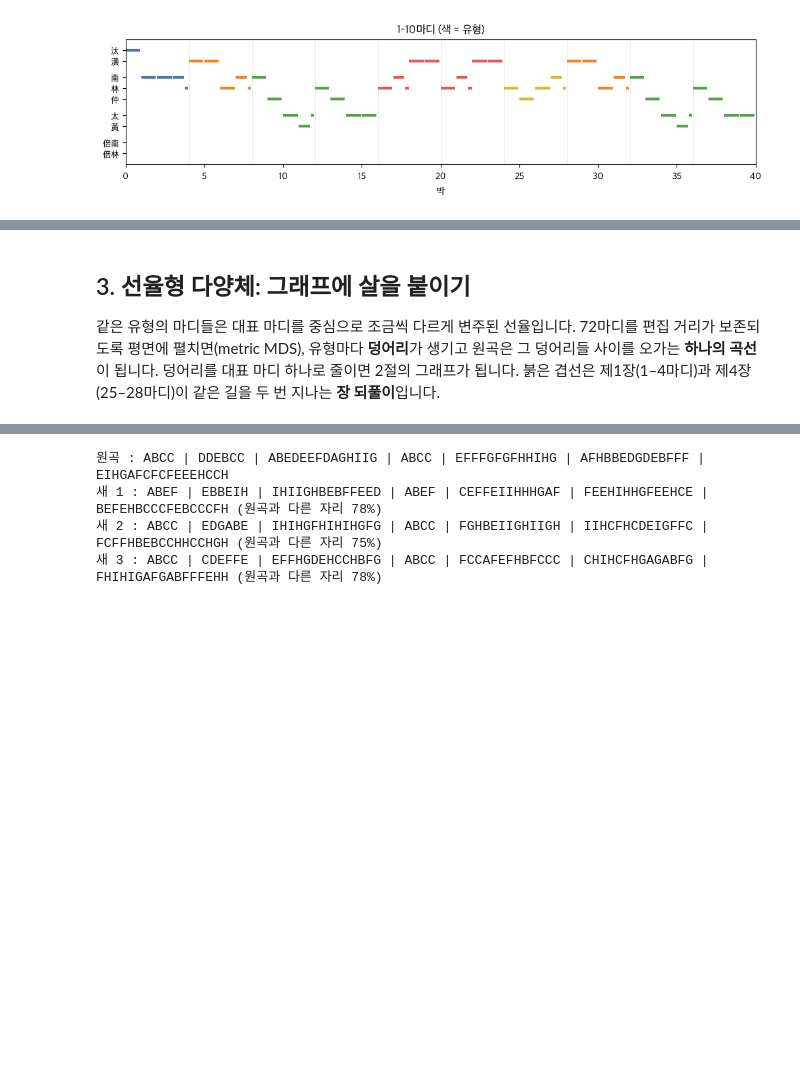
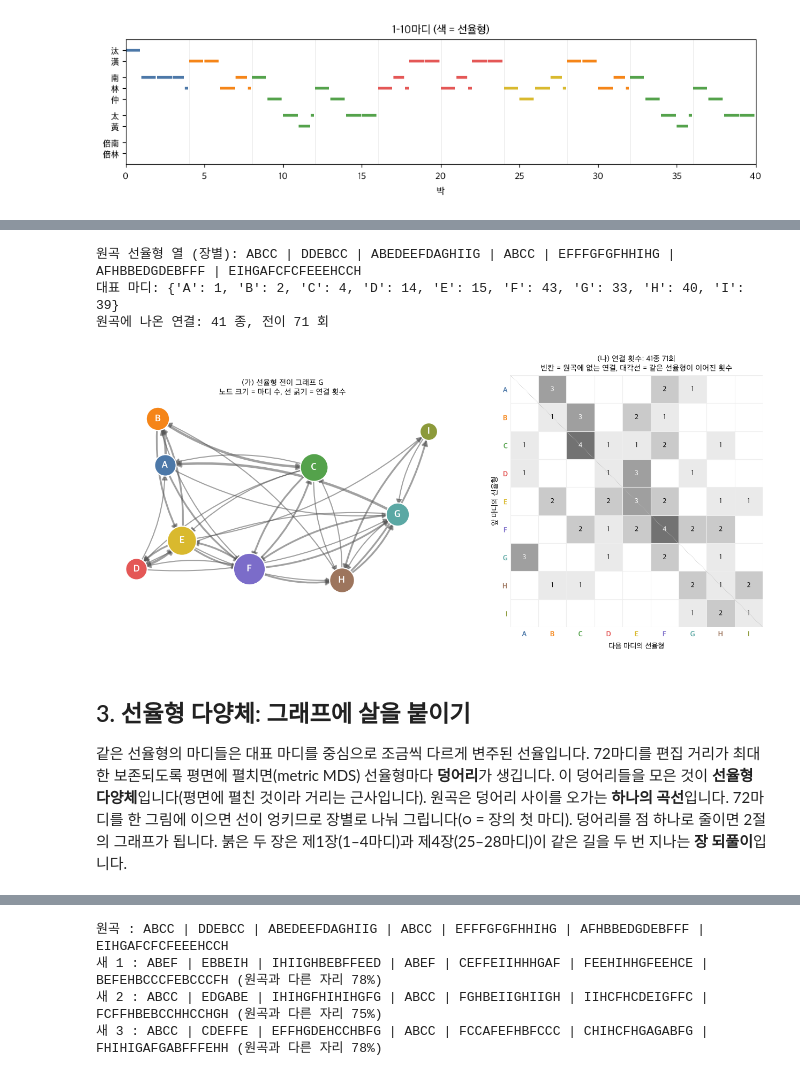
Before and after one commit to SHlee-TDA/DiffDodree, a Jupyter notebook: notebooks/tutorial.ipynb, the cells around one changed output, grey strips where cells are left out. Drawn from its saved outputs; the diff is of its cells as text; code cells hidden in the pictures; blank space fills up the shorter version.

```diff
--- a/notebooks/tutorial.ipynb
+++ b/notebooks/tutorial.ipynb
@@ -23,7 +23,10 @@ import importlib.util, os, subprocess, sys
 from pathlib import Path
 
 REPO, BRANCH = "https://github.com/SHlee-TDA/DiffDodree.git", "main"
-IN_COLAB = importlib.util.find_spec("google.colab") is not None
+try:
+    IN_COLAB = importlib.util.find_spec("google.colab") is not None
+except ModuleNotFoundError:  # 'google' 패키지가 아예 없는 로컬 환경
+    IN_COLAB = False
 if IN_COLAB:
     ROOT = Path("/content/DiffDodree")
     if not ROOT.exists():
@@ -87,7 +90,7 @@ def roll(ax, phrases, colors=None, y0=56, y1=79):
 
 fig, ax = plt.subplots(figsize=(12, 2.4))
 roll(ax, typ.phrases[:10], [COLORS[l] for l in typ.labels[:10]])
-ax.set_title("1–10마디 (색 = 유형)"); ax.set_xlabel("박"); plt.show()
+ax.set_title("1–10마디 (색 = 선율형)"); ax.set_xlabel("박"); plt.show()
 # %% [output]
 1마디: [('汰', 1.0), ('南', 1.0), ('南', 1.0), ('南', 0.75), ('林', 0.25)]
 격자 토큰: [8, 10, 10, 10, 6, 10, 10, 10, 6, 10, 10, 10, 6, 10, 10, 5]
@@ -126,5 +104,58 @@ plt.show()
+# %%
+print("원곡 선율형 열 (장별):", typ.sequence_by_chapter().upper())
+print("대표 마디:", {NAMES[c]: m + 1 for c, m in enumerate(typ.medoid_phrases)})
+W = typ.transition_counts()
+print("원곡에 나온 연결:", int((W > 0).sum()), "종, 전이", int(W.sum()), "회")
+
+# 3절의 다양체 좌표(웹 페이지와 같음)를 미리 계산해 노드 자리로 씁니다.
+sys.path.insert(0, str(ROOT / "scripts"))
+from export_web import smacof
+from gugakgen.chart.edit_distance import distance_matrix
+from matplotlib.patches import FancyArrowPatch, Polygon
+K = typ.k
+labels, chapters = np.array(typ.labels), np.array(typ.chapters)
+X = np.round(smacof(distance_matrix([tuple(p) for p in typ.phrases])), 6)
+CENTER = np.array([X[labels == c].mean(0) for c in range(K)])
+SIZE = np.bincount(labels, minlength=K)
+
+def arrow(ax, a, b, lw, color="#555", alpha=0.55, rad=0.15, shrink=4, z=1):
+    ax.add_patch(FancyArrowPatch(a, b, connectionstyle=f"arc3,rad={rad}", arrowstyle="-|>,head_length=6,head_width=3.2",
+                                 lw=lw, color=color, alpha=alpha, shrinkA=shrink, shrinkB=shrink, zorder=z))
+
+fig, (ax, bx) = plt.subplots(1, 2, figsize=(13, 5.6), gridspec_kw=dict(width_ratios=[1.25, 1]))
+for a in range(K):
+    for b in range(K):
+        if W[a, b] and a != b:  # 서로 오가는 두 연결이 겹치지 않도록 살짝 휘어 그립니다
+            arrow(ax, CENTER[a], CENTER[b], 0.6 + 0.9 * W[a, b], shrink=7 + 2.2 * np.sqrt(SIZE[b]))
+for c in range(K):
+    ax.scatter(*CENTER[c], s=140 * SIZE[c], color=COLORS[c], zorder=3, edgecolors="white", linewidths=1.5)
+    ax.text(*CENTER[c], NAMES[c], ha="center", va="center", color="white", weight="bold", fontsize=13, zorder=4)
+ax.set_aspect("equal"); ax.axis("off"); ax.margins(0.12)
+ax.set_title("(가) 선율형 전이 그래프 G\n노드 크기 = 마디 수, 선 굵기 = 연결 횟수", fontsize=10.5)
+
+bx.imshow(np.ma.masked_equal(W, 0), cmap="Greys", vmin=0, vmax=W.max() * 1.6)
+for a in range(K):
+    for b in range(K):
+        if W[a, b]:
+            bx.text(b, a, int(W[a, b]), ha="center", va="center", fontsize=9.5, color="white" if W[a, b] >= 3 else "k")
+bx.set_xticks(range(K), list(NAMES)); bx.set_yticks(range(K), list(NAMES))
+for t in [*bx.get_xticklabels(), *bx.get_yticklabels()]:
+    t.set_color(COLORS[NAMES.index(t.get_text())]); t.set_weight("bold")
+bx.set_xticks(np.arange(K + 1) - 0.5, minor=True); bx.set_yticks(np.arange(K + 1) - 0.5, minor=True)
+bx.grid(which="minor", color="#eee"); bx.tick_params(which="both", length=0)
+bx.plot([-0.5, K - 0.5], [-0.5, K - 0.5], color="#bbb", lw=0.8, ls=":")  # 대각선
+for s in bx.spines.values(): s.set_visible(False)
+bx.set(xlabel="다음 마디의 선율형", ylabel="앞 마디의 선율형")
+bx.set_title(f"(나) 연결 횟수: {int((W > 0).sum())}종 {int(W.sum())}회\n빈칸 = 원곡에 없는 연결, 대각선 = 같은 선율형이 이어진 횟수", fontsize=10.5)
+plt.tight_layout(); plt.show()
+# %% [output]
+원곡 선율형 열 (장별): ABCC | DDEBCC | ABEDEEFDAGHIIG | ABCC | EFFFGFGFHHIHG | AFHBBEDGDEBFFF | EIHGAFCFCFEEEHCCH
+대표 마디: {'A': 1, 'B': 2, 'C': 4, 'D': 14, 'E': 15, 'F': 43, 'G': 33, 'H': 40, 'I': 39}
+원곡에 나온 연결: 41 종, 전이 71 회
+[figure, added]
 # %% [markdown]
 ## 3. 선율형 다양체: 그래프에 살을 붙이기
 
-같은 유형의 마디들은 대표 마디를 중심으로 조금씩 다르게 변주된 선율입니다. 72마디를 편집 거리가 보존되도록 평면에 펼치면(metric MDS), 유형마다 **덩어리**가 생기고 원곡은 그 덩어리들 사이를 오가는 **하나의 곡선**이 됩니다.
-덩어리를 대표 마디 하나로 줄이면 2절의 그래프가 됩니다. 붉은 겹선은 제1장(1–4마디)과 제4장(25–28마디)이 같은 길을 두 번 지나는 **장 되풀이**입니다.
+같은 선율형의 마디들은 대표 마디를 중심으로 조금씩 다르게 변주된 선율입니다. 72마디를 편집 거리가 최대한 보존되도록 평면에 펼치면(metric MDS) 선율형마다 **덩어리**가 생깁니다. 이 덩어리들을 모은 것이 **선율형 다양체**입니다(평면에 펼친 것이라 거리는 근사입니다).
+원곡은 덩어리 사이를 오가는 **하나의 곡선**입니다. 72마디를 한 그림에 이으면 선이 엉키므로 장별로 나눠 그립니다(○ = 장의 첫 마디). 덩어리를 점 하나로 줄이면 2절의 그래프가 됩니다.
+붉은 두 장은 제1장(1–4마디)과 제4장(25–28마디)이 같은 길을 두 번 지나는 **장 되풀이**입니다.
```
Also changed, not shown: parts of 18 cells of this notebook, 1 other file.
